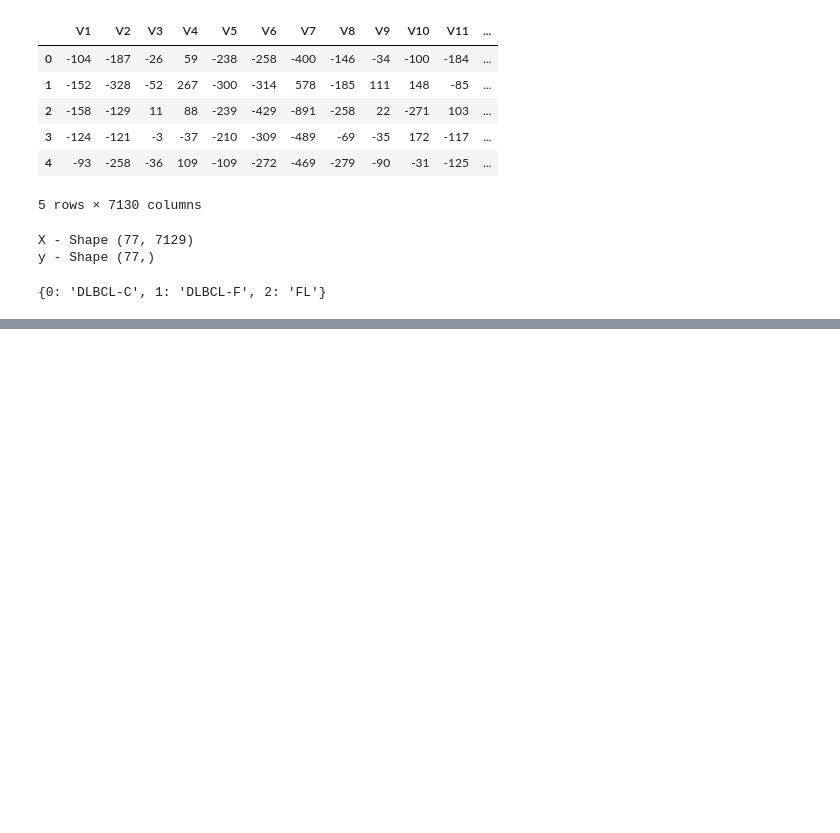
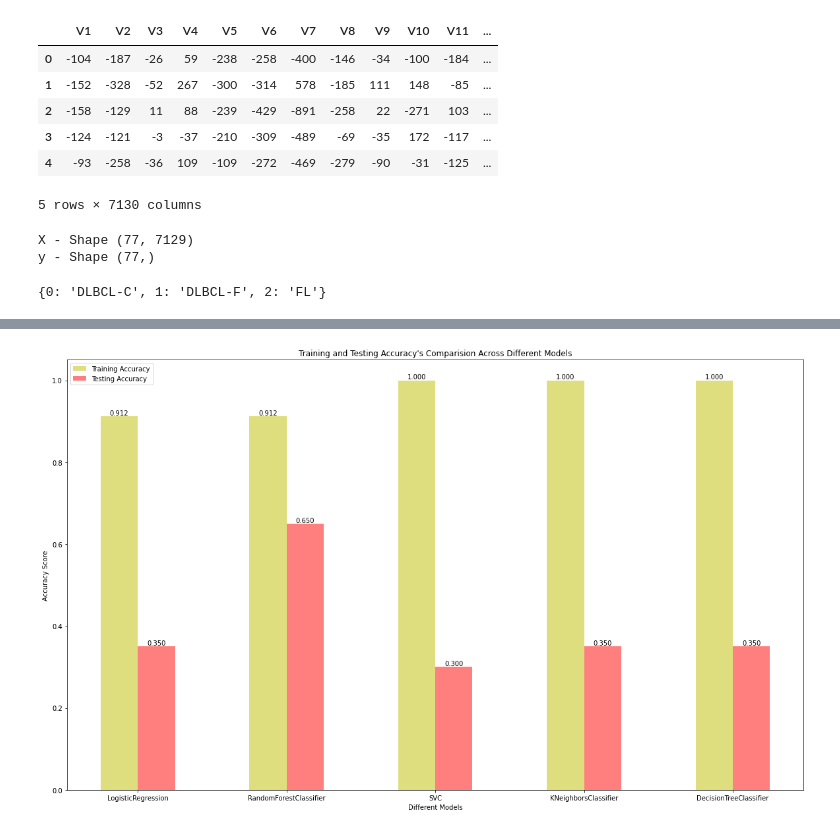
Before and after one commit to Roopesh-DMahanthi/lymphoma-cell-detection, a Jupyter notebook: Lymphoma_Cell_Detection.ipynb, the cells around one changed output, grey strips where cells are left out. Saved outputs shown, nothing was run; the diff lists cells and outputs as text; code cells hidden in the pictures; blank space fills up the shorter version.

```diff
--- a/Lymphoma_Cell_Detection.ipynb
+++ b/Lymphoma_Cell_Detection.ipynb
@@ -103,0 +91,12 @@ dict
+# %%
+trn_accs=[]
+tst_accs=[]
+for k,v in dict.items():
+  print(k)
+  for k2,v2 in v.items():
+    print("\t %s - %f"%(k2,v2))
+    if(k2==accu_types[0]):
+      trn_accs.append(v2)
+    else:
+      tst_accs.append(v2)
+  print()
@@ -103,0 +123,19 @@ dict
+# %%
+plt.figure(figsize=(20,12))
+def autolabel(rects):
+    for rect in rects:
+        height = rect.get_height()
+        plt.text(rect.get_x() + rect.get_width()/2., height,'%.3f' %float(round(height,3)),ha='center', va='bottom')
+ind = np.arange(len(models))
+trn_bar = plt.bar(ind, trn_accs, 0.25,alpha=0.5,color='y',label='Training Accuracy')
+autolabel(trn_bar)
+tst_bar = plt.bar(ind + 0.25, tst_accs, 0.25,alpha=0.5,color='r',label='Testing Accuracy')
+autolabel(tst_bar)
+plt.xlabel('Different Models')
+plt.ylabel('Accuracy Score')
+plt.title("Training and Testing Accuracy's Comparision Across Different Models")
+plt.xticks(ind + 0.125, set(models))
+plt.legend()
+plt.show()
+# %% [output]
+[figure, added]
```
Also changed, not shown: parts of 2 cells of this notebook.
